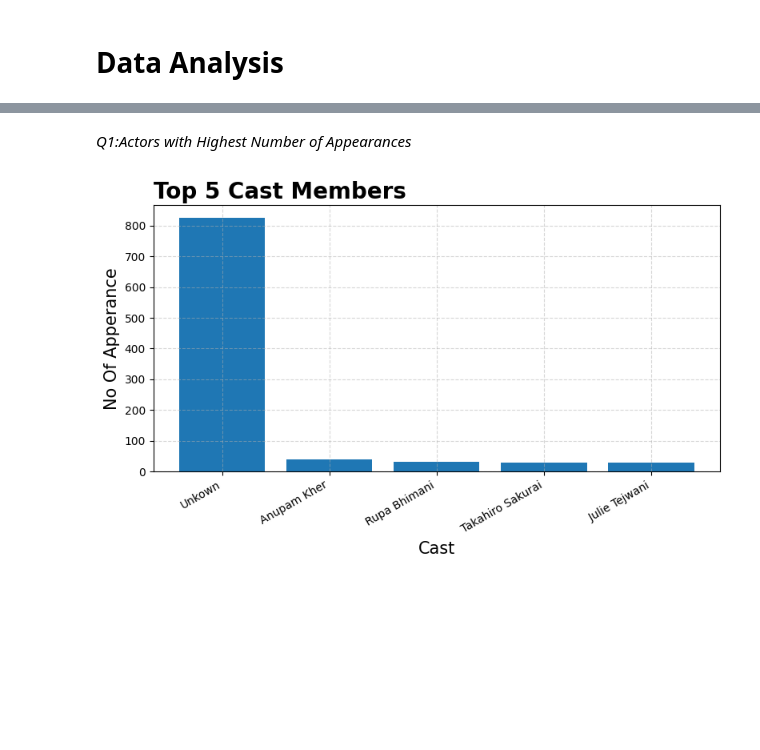
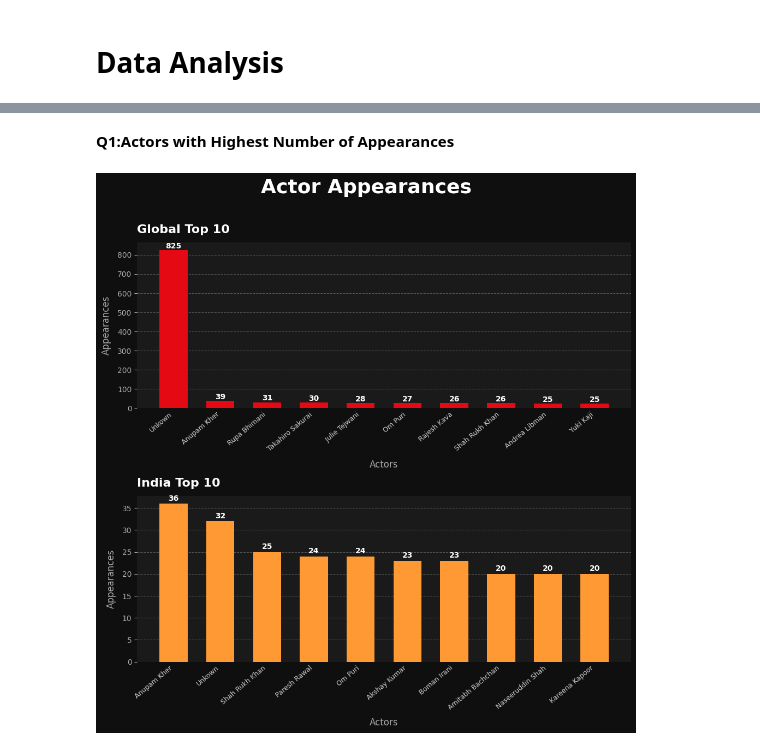
Before and after one commit to Abhaypanchal5/Data-Analytics-Portfolio, a Jupyter notebook: 04_End-To-End-Project/Netflix Analysis/NoteBook/notebook.ipynb, the cells around one changed output, grey strips where cells are left out. Drawn from its saved outputs; the diff is of its cells as text; code cells hidden in the pictures; blank space fills up the shorter version.

```diff
--- a/04_End-To-End-Project/Netflix Analysis/NoteBook/notebook.ipynb
+++ b/04_End-To-End-Project/Netflix Analysis/NoteBook/notebook.ipynb
@@ -162,3 +162,7 @@ df_copy['cast'] = df_copy['cast'].str.split(',')
 df_copy['country'] = df_copy['country'].str.split(',')
 # %% [markdown]
 # **Data Analysis**
+# %%
+df_exploded = df_copy.explode('country')
+df_India = df_exploded[df_exploded['country']=='India']
+df_India.head()
@@ -165,22 +176,57 @@ df_copy['country'] = df_copy['country'].str.split(',')
 # %% [markdown]
-*Q1:Actors with Highest Number of Appearances*
+**Q1:Actors with Highest Number of Appearances**
-# %%
-# Gobally
-df_cast = df_copy.explode('cast')
-df_top_cast = df_cast['cast'].value_counts().sort_values(ascending=False).head()
-plt.figure(figsize=(8,5))
-plt.grid(True,linestyle = '--',alpha=0.5)
-plt.bar(df_top_cast.index, df_top_cast.values)
-
-plt.xticks(rotation=30,ha = 'right')
-plt.xlabel("Cast",fontsize=15)
-plt.ylabel("No Of Apperance",fontsize=15)
-plt.title("Top 5 Cast Members",fontsize=20,weight='bold',loc='left')
-
-
-plt.tight_layout()
-plt.show()
-# %% [output]
-[figure, removed]
 # %%
-# Local(India)
+# Globally
+df_cast_global = df_copy.explode('cast')
+df_top_cast_global = df_cast_global['cast'].value_counts().sort_values(ascending=False).head(10)
+
+#Locally(India)
+df_cast_india = df_India.explode('cast')
+df_top_cast_local = df_cast_india['cast'].value_counts().sort_values(ascending=False).head(10)
+
+fig, axs = plt.subplots(2, 1, figsize=(10, 10), facecolor='#0F0F0F')
+fig.suptitle("Actor Appearances", fontsize=26, weight='bold',
+             color='white', y=1.02)
+
+datasets = [
+    (df_top_cast_global, "Global Top 10", global_color),
+    (df_top_cast_local,  "India Top 10",  india_color),
+]
+
+for ax, (data, title, color) in zip(axs, datasets):
+    ax.set_facecolor('#1A1A1A')
+
+    bars = ax.bar(data.index, data.values,
+                  color=color, edgecolor='none',
+                  width=0.6, zorder=3)
+
+    for bar in bars:
+        ax.text(bar.get_x() + bar.get_width() / 2,
+                bar.get_height() + 0.3,
+                str(int(bar.get_height())),
+                ha='center', va='bottom',
+                fontsize=10, color='white', weight='bold')
+
+    ax.set_title(title, fontsize=16, weight='bold',
+                 color='white', loc='left', pad=12)
+    ax.set_xlabel("Actors", fontsize=12, color='#AAAAAA', labelpad=8)
+    ax.set_ylabel("Appearances", fontsize=12, color='#AAAAAA', labelpad=8)
+
+    # ── Fix 1: set_ticks before set_xticklabels ──────────────
+    ax.set_xticks(range(len(data.index)))
+    ax.set_xticklabels(data.index, rotation=40, ha='right',
+                       fontsize=9, color='#CCCCCC')
+
+    ax.tick_params(axis='y', colors='#AAAAAA')
+    ax.tick_params(axis='x', length=0)
+
+    ax.yaxis.grid(True, linestyle='--', alpha=0.25, color='white', zorder=0)
+    ax.set_axisbelow(True)
+
+    for spine in ax.spines.values():
+        spine.set_visible(False)
+
+plt.tight_layout()
+plt.show()
+# %% [output]
+[figure, added]
```
Also changed, not shown: parts of 3 cells of this notebook.
